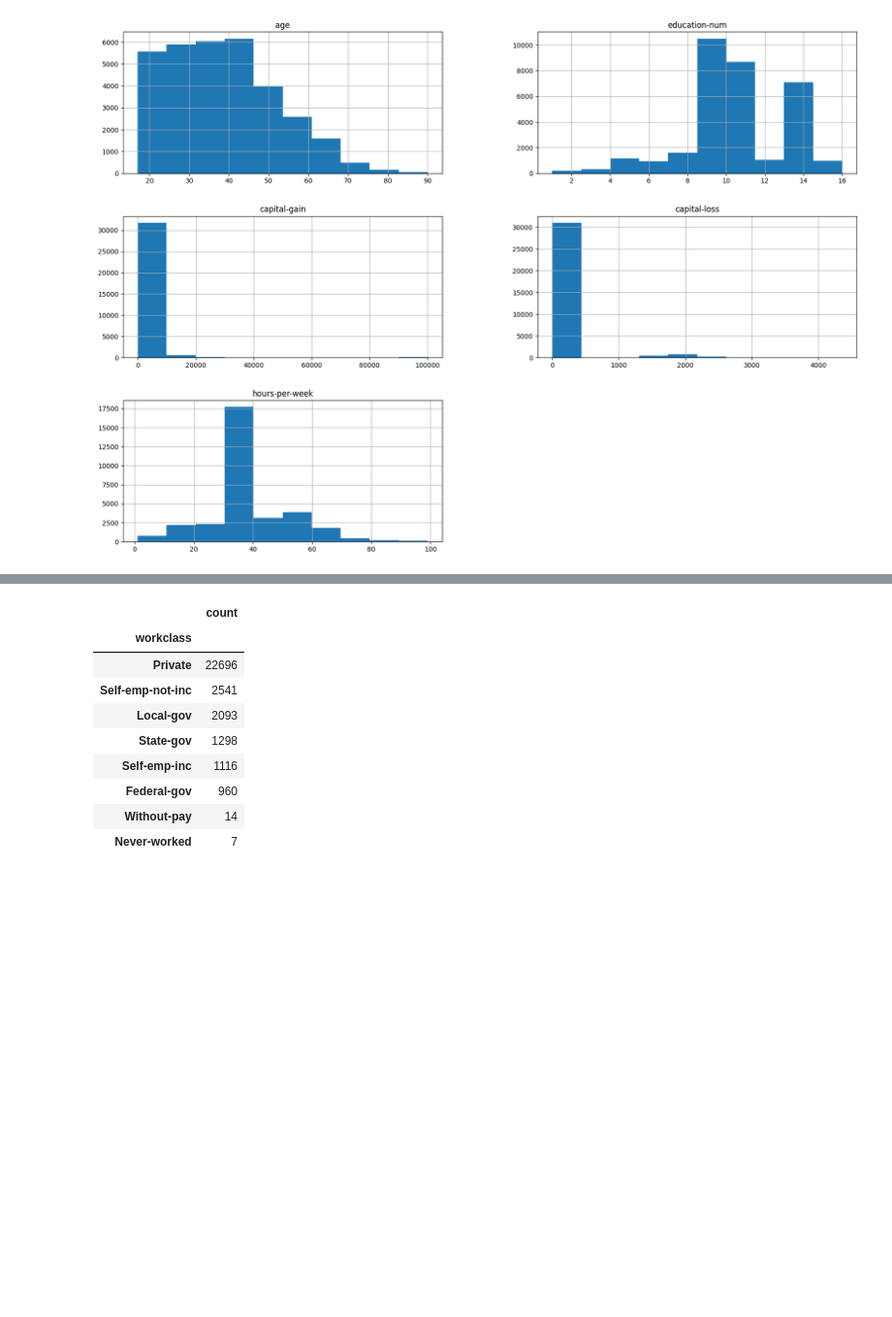
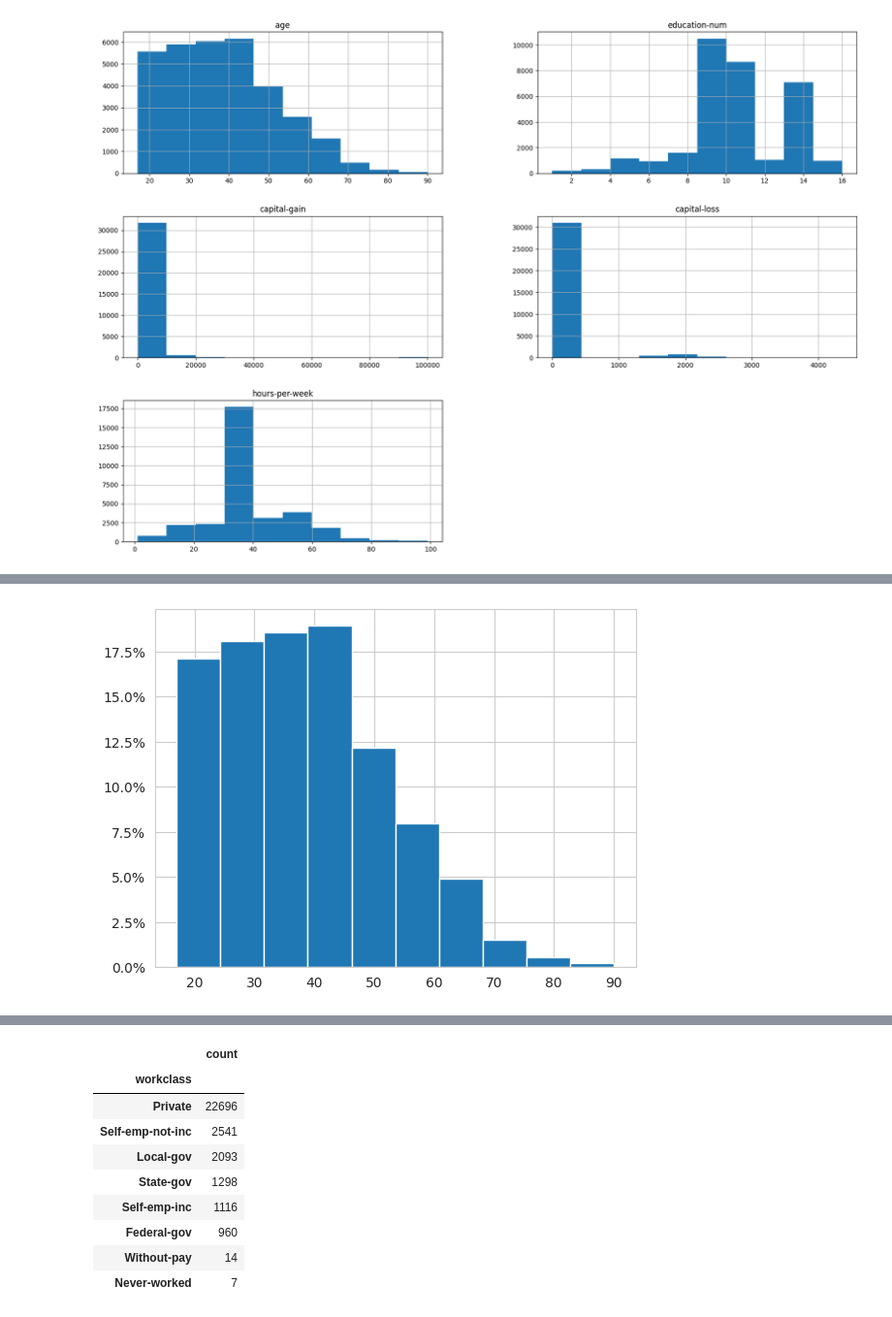
Before and after one commit to excit/TUW, a Jupyter notebook: ML_0_Dataset_Description.ipynb, the cells around one changed output, grey strips where cells are left out. Shown at 97% size. Cells and saved outputs as stored; diff of their text form; code cells hidden in the pictures; blank space fills up the shorter version.

```diff
--- a/ML_0_Dataset_Description.ipynb
+++ b/ML_0_Dataset_Description.ipynb
@@ -161,0 +172,9 @@ array([[<Axes: title={'center': 'age'}>,
+# %%
+#create histogram, using percentages instead of counts
+plt.hist(df['age'], weights=np.ones(len(df)) / len(df))
+
+#apply percentage format to y-axis
+plt.gca().yaxis.set_major_formatter(PercentFormatter(1))
+plt.show()
+# %% [output]
+[figure, added]
```
Also changed, not shown: parts of 4 cells of this notebook.
